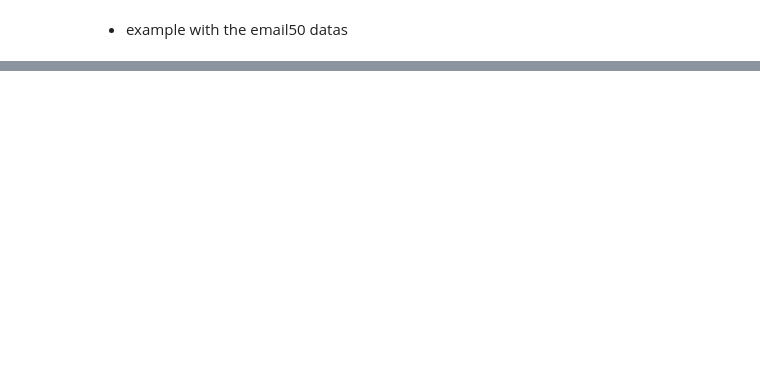
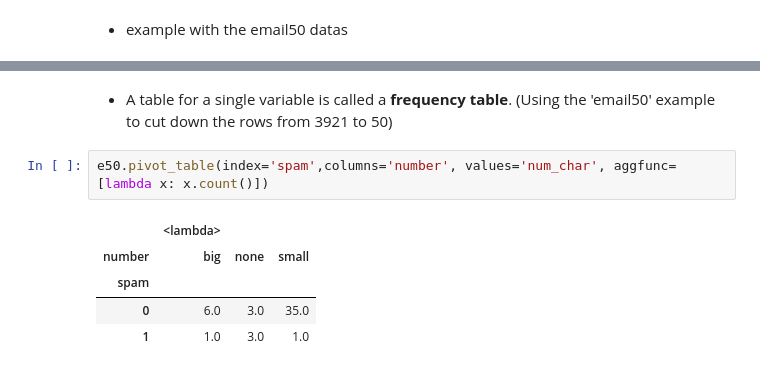
Before and after one commit to chikoungoun/OpenIntro, a Jupyter notebook: Chapter 1/openintro_chap_1.ipynb, the cells around one changed output, grey strips where cells are left out. Cells and saved outputs as stored; diff of their text form; blank space fills up the shorter version.

Commit message:
contingency and frequency table

```diff
--- a/Chapter 1/openintro_chap_1.ipynb
+++ b/Chapter 1/openintro_chap_1.ipynb
@@ -348,0 +360,11 @@ plt.title("Scatter plot of line breaks against number of characters after log tr
+# %% [markdown]
+- A table for a single variable is called a **frequency table**.
+(Using the 'email50' example to cut down the rows from 3921 to 50)
+# %%
+e50.pivot_table(index='spam',columns='number', values='num_char', aggfunc=[lambda x: x.count()])
+# %% [output]
+|  | <lambda> |  |  |
+| number | big | none | small |
+| spam |  |  |  |
+| 0 | 6.0 | 3.0 | 35.0 |
+| 1 | 1.0 | 3.0 | 1.0 |
```
Also changed, not shown: parts of 11 cells of this notebook.
